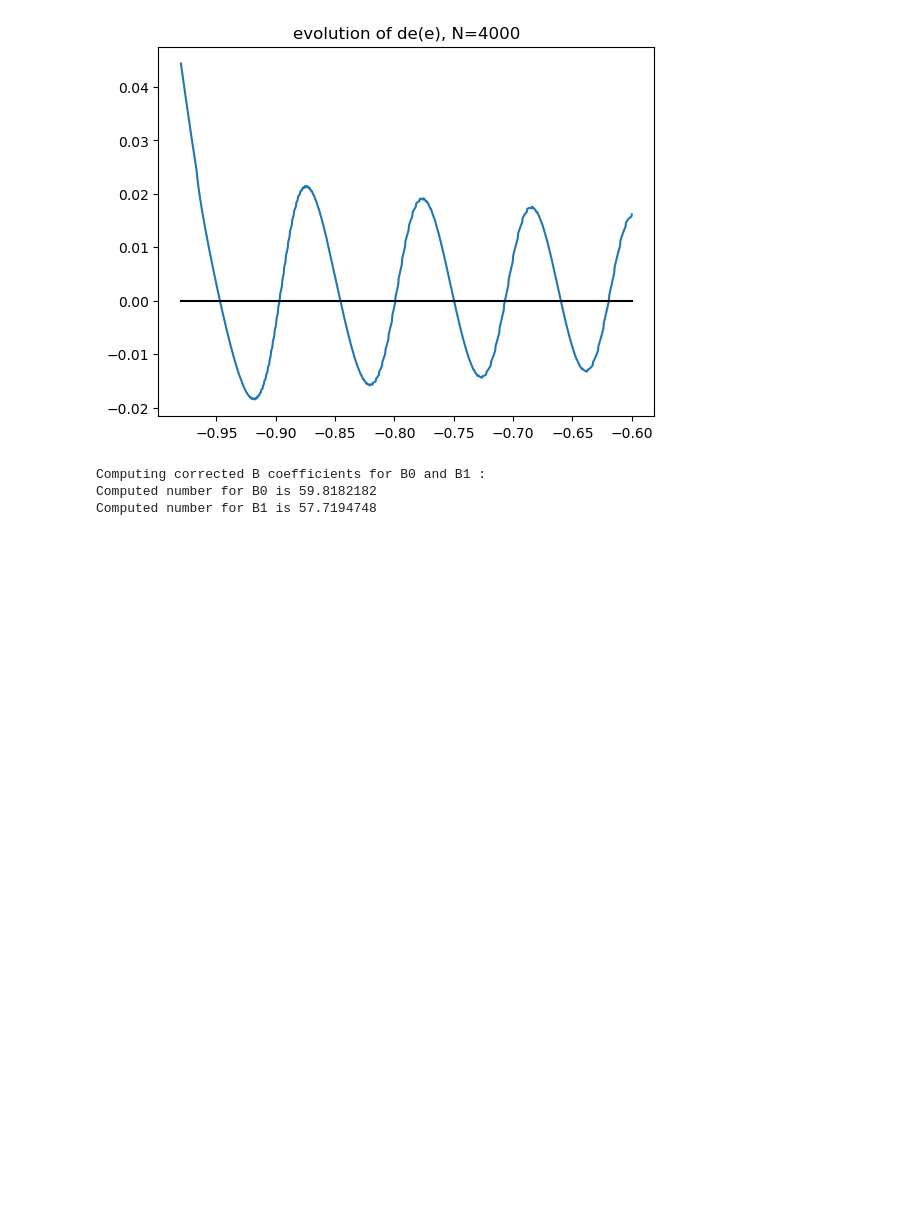
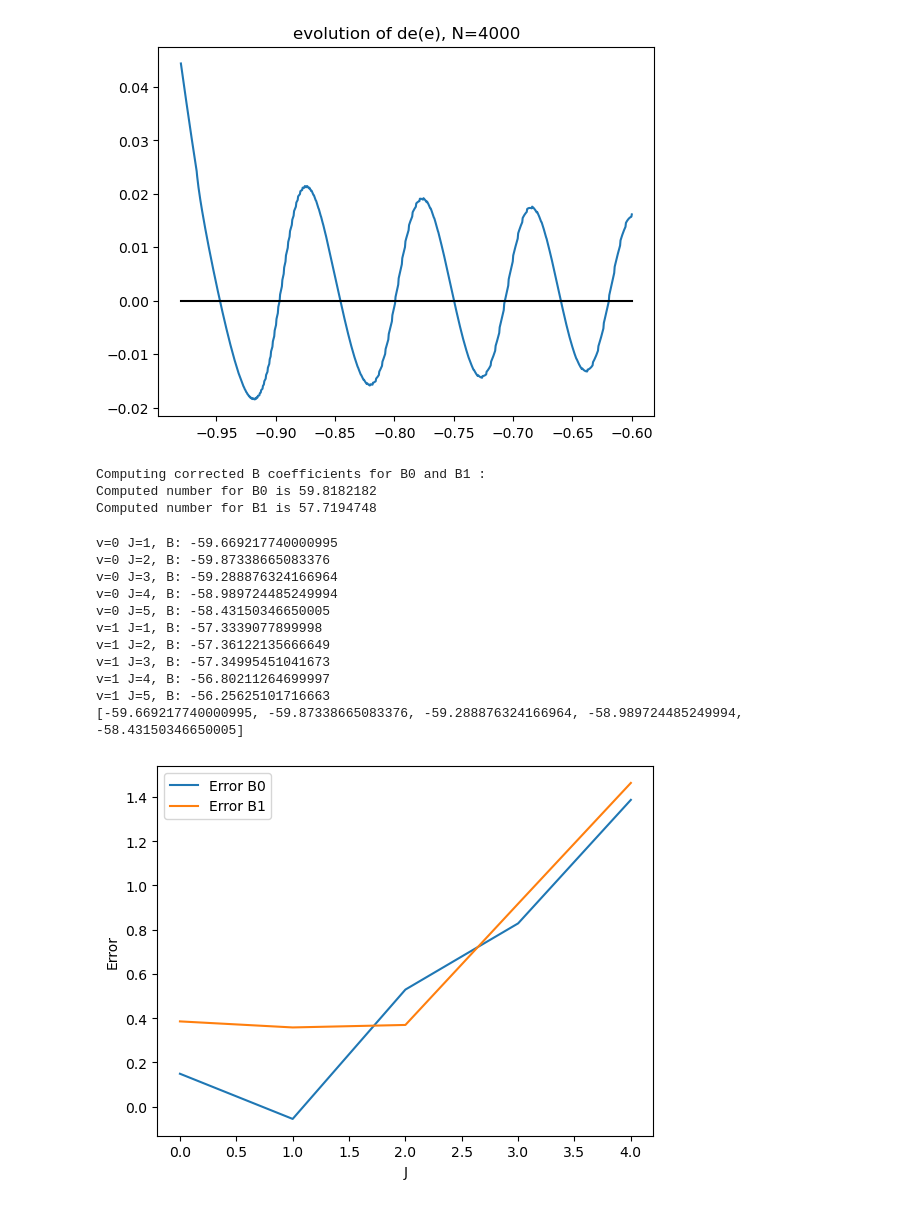
Before and after one commit to lele394/Fortran-Study-of-H2-molecule-vibrational-energies-and-wave-functions-M1-CompuPhys-2023-2024, a Jupyter notebook: notebook.ipynb, the cells around one changed output. Saved outputs shown, nothing was run; the diff lists cells and outputs as text; code cells hidden in the pictures; blank space fills up the shorter version.

```diff
--- a/notebook.ipynb
+++ b/notebook.ipynb
@@ -365,0 +364,72 @@ Computed number for B1 is 57.7194748
+# %%
+# question 6
+
+# huuhhhhh so yeah, idk
+import subprocess
+import os
+
+
+os.system("gfortran q6.f90 -o q6.a")
+
+V0 = 40970.35
+
+E0_0 = -0.94708
+E0_1 =  -0.845556
+
+E0_val = [-0.9512, -0.9412, -0.9312, -0.9212, -0.9112]
+j = 1
+E0_b = []
+for val in E0_val:
+
+    command = f'./q6.a {j} {val}'
+    output = subprocess.check_output(command, shell=True, universal_newlines=True)
+    line = [i for i in output.splitlines()[-1].split(" ") if bool(i)]
+    ev0j = float(line[1])
+    # print(line)
+    b = (E0_0 - ev0j)/(j*(j+1))
+    E0_b.append(b * V0)
+    print(f'v=0 J={j}, B: { b * V0}')
+    j+=1
+
+
+E1_val = [-0.8360, -0.8360, -0.825, -0.815, -0.805]
+j = 1
+E1_b = []
+for val in E1_val:
+
+    command = f'./q6.a {j} {val}'
+    output = subprocess.check_output(command, shell=True, universal_newlines=True)
+    line = [i for i in output.splitlines()[-1].split(" ") if bool(i)]
+    ev0j = float(line[1])
+    # print(line)
+    b = (E0_1 - ev0j)/(j*(j+1))
+    E1_b.append(b * V0)
+    print(f'v=1 J={j}, B: { b * V0}')
+    j+=1
+
+
+
+plt.plot([i for i in range(len(E0_b))], [(i+B0) for i in E0_b], label="Error B0")
+plt.plot([i for i in range(len(E1_b))], [(i+B1) for i in E1_b], label="Error B1")
+plt.xlabel("J")
+plt.ylabel("Error")
+plt.legend()
+plt.show()
+
+# command = f'./q6.a 3 -0.9312'
+# output = subprocess.check_output(command, shell=True, universal_newlines=True)
+# line = [i for i in output.splitlines()[-1].split(" ") if bool(i)]
+# print(line)
+# %% [output]
+v=0 J=1, B: -59.669217740000995
+v=0 J=2, B: -59.87338665083376
+v=0 J=3, B: -59.288876324166964
+v=0 J=4, B: -58.989724485249994
+v=0 J=5, B: -58.43150346650005
+v=1 J=1, B: -57.3339077899998
+v=1 J=2, B: -57.36122135666649
+v=1 J=3, B: -57.34995451041673
+v=1 J=4, B: -56.80211264699997
+v=1 J=5, B: -56.25625101716663
+[-59.669217740000995, -59.87338665083376, -59.288876324166964, -58.989724485249994, -58.43150346650005]
+[figure, added]
```
Also changed, not shown: parts of 3 cells of this notebook, 2 other files.
